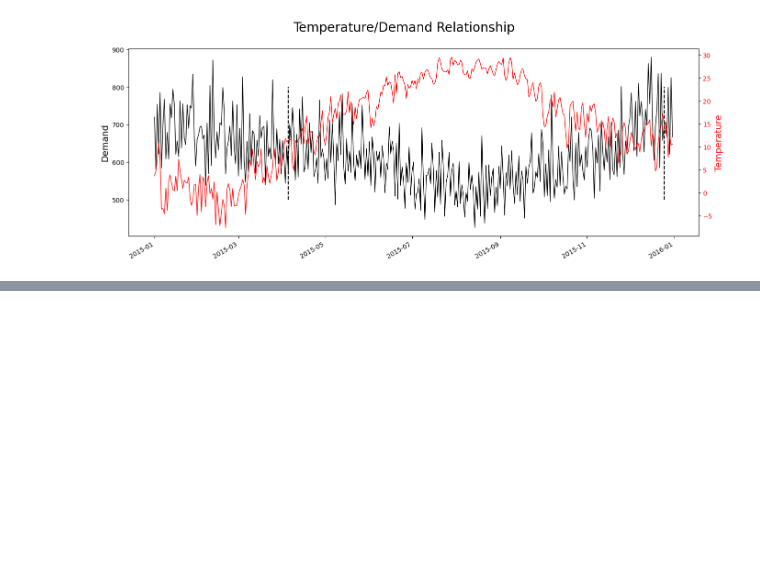
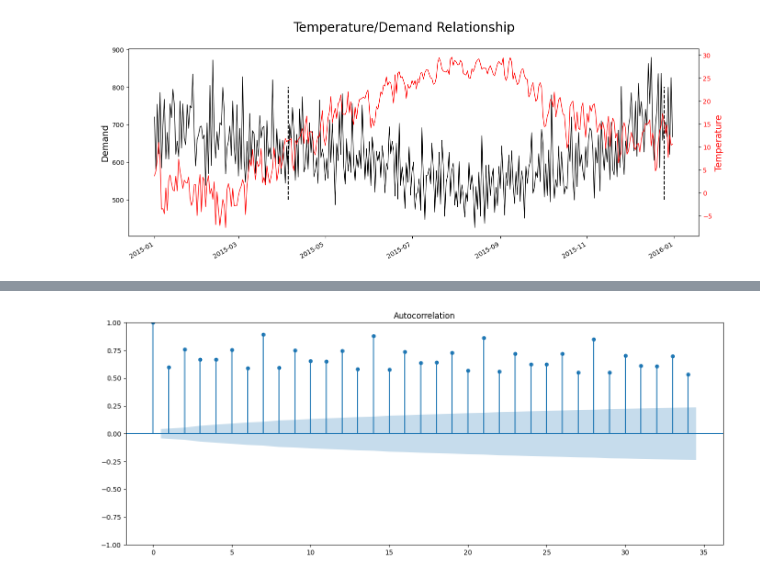
Before and after one commit to mrcruz117/EDA_Template, a Jupyter notebook: EDA_Template.ipynb, the cells around one changed output, grey strips where cells are left out. Cells and saved outputs as stored; diff of their text form; code cells hidden in the pictures; blank space fills up the shorter version.

```diff
--- a/EDA_Template.ipynb
+++ b/EDA_Template.ipynb
@@ -122,0 +135,9 @@ ax1.vlines(x = events, ymin = 500, ymax = 800, color = 'k', ls = '--')
+# %%
+# ACF plot
+plt.rcParams["figure.figsize"] = (16, 6)
+plot_acf(df.y)
+plt.show();
+# acf is reletively high, which means we have info in the past that will help
+# us predict the future.
+# %% [output]
+[figure, added]
```
Also changed, not shown: parts of 3 cells of this notebook.
